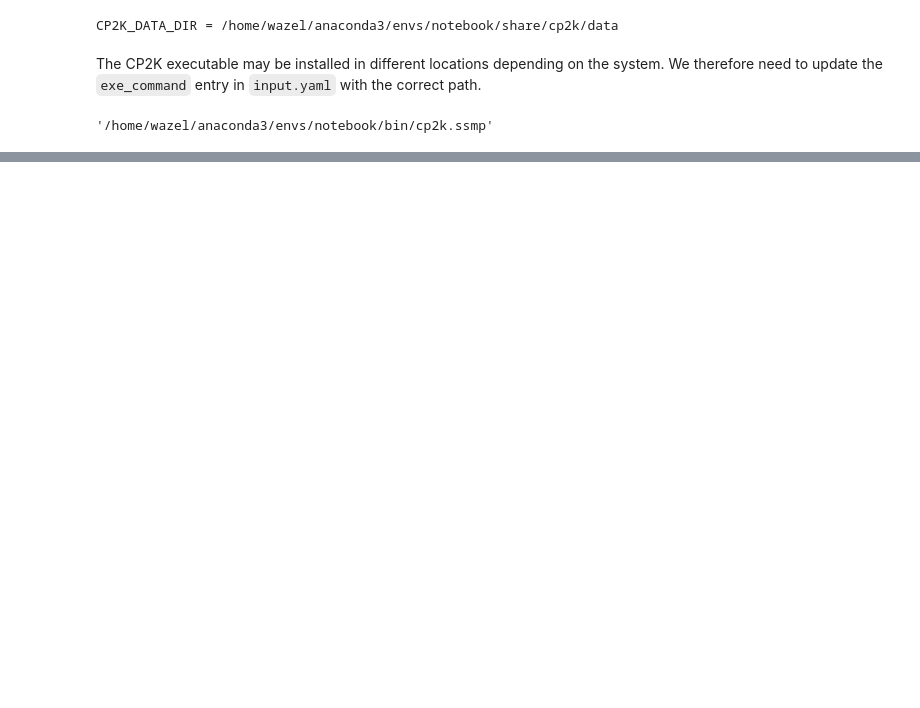
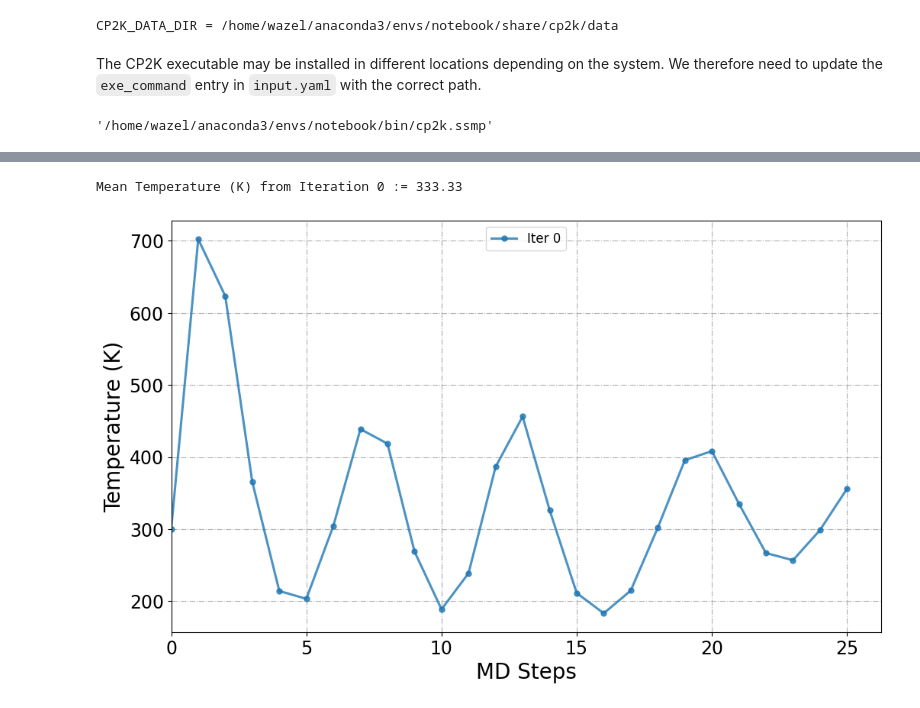
Before and after one commit to nisargjoshi10/sparc, a Jupyter notebook: examples/SPARC_Tutorial.ipynb, the cells around one changed output, grey strips where cells are left out. Saved outputs shown, nothing was run; the diff lists cells and outputs as text; code cells hidden in the pictures; blank space fills up the shorter version.

```diff
--- a/examples/SPARC_Tutorial.ipynb
+++ b/examples/SPARC_Tutorial.ipynb
@@ -263,0 +315,5 @@ WARNING:root:To get the best performance, it is recommended to adjust the number
+# %%
+PlotTemp(root_dir='.', iteration_window='all')
+# %% [output]
+Mean Temperature (K) from Iteration 0 := 333.33
+[figure, added]
```
Also changed, not shown: parts of 22 cells of this notebook.
